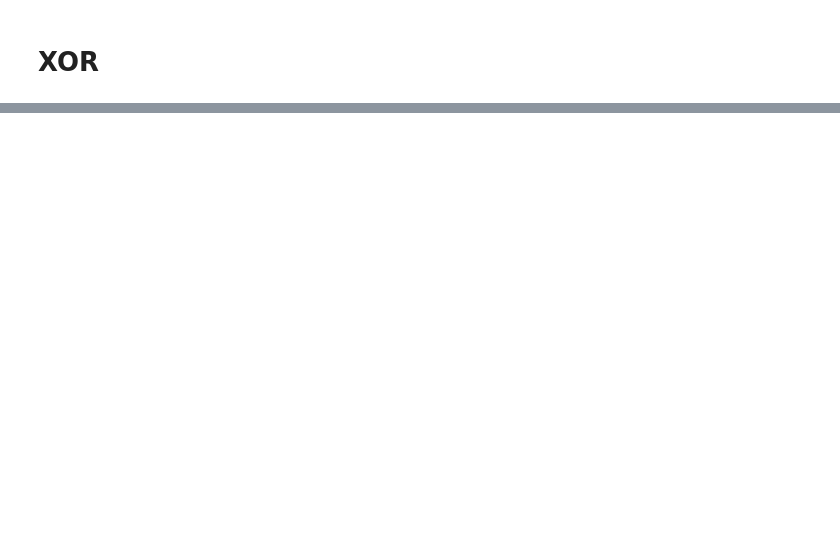
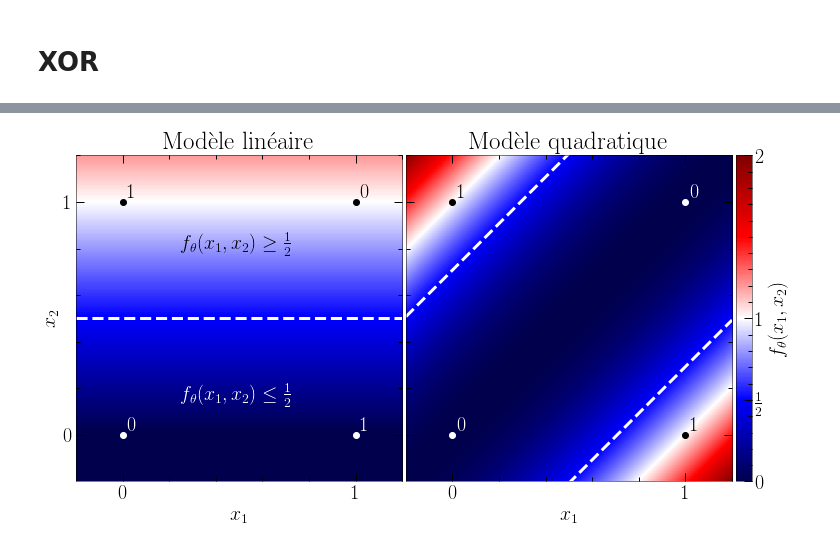
Before and after one commit to AlexandreAdam/master_thesis, a Jupyter notebook: notebooks/intro_ml.ipynb, the cells around one changed output, grey strips where cells are left out. Saved outputs shown, nothing was run; the diff lists cells and outputs as text; code cells hidden in the pictures; blank space fills up the shorter version.

```diff
--- a/notebooks/intro_ml.ipynb
+++ b/notebooks/intro_ml.ipynb
@@ -432,0 +393,63 @@ plt.subplots_adjust(wspace=-0.23, hspace=0)
+# %%
+fig, (ax1, ax2) = plt.subplots(1, 2, figsize=(14, 6), sharey=True)
+cmap = "seismic"
+xmin = -0.2
+xmax = 1.2
+_x = np.linspace(xmin, xmax, 128)
+x, y = np.meshgrid(_x, _x[::-1], indexing='xy')
+r2 = (y - x)**2
+r1 = y
+
+
+
+# plt.annotate()
+ax1.imshow(r1, cmap=cmap,vmin=0, vmax=2, extent=[xmin, xmax, xmin, xmax])
+ax2.imshow(r2, cmap=cmap, vmin=0, vmax=2, extent=[xmin, xmax, xmin, xmax])
+ax2.plot(_x, _x + np.sqrt(0.5), "w--", lw=3)
+ax2.plot(_x, _x - np.sqrt(0.5), "w--", lw=3)
+
+ax1.axhline(0.5, lw=3, ls="--", color="w")
+ax1.annotate(r"$f_\theta(x_1, x_2) \geq \frac{1}{2}$", xy=(0.25, 0.8), fontsize=20, color="k")
+ax1.annotate(r"$f_\theta(x_1, x_2) \leq \frac{1}{2}$", xy=(0.25, 0.15), fontsize=20, color="w")
+
+ax1.annotate("1", xy=(1+0.02, 0+0.02), fontsize=20, fontweight="bold", color="w")
+ax1.annotate("1", xy=(0+0.02, 1+0.02), fontsize=20, fontweight="bold")
+ax1.annotate("0", xy=(0+0.02, 0+0.02), fontsize=20, fontweight="bold", color="w")
+ax1.annotate("0", xy=(1+0.02, 1+0.02), fontsize=20, fontweight="bold")
+ax2.annotate("1", xy=(1+0.02, 0+0.02), fontsize=20, fontweight="bold")
+ax2.annotate("1", xy=(0+0.02, 1+0.02), fontsize=20, fontweight="bold")
+ax2.annotate("0", xy=(0+0.02, 0+0.02), fontsize=20, fontweight="bold", color="w")
+ax2.annotate("0", xy=(1+0.02, 1+0.02), fontsize=20, fontweight="bold", color="w")
+ax1.plot([1, 0], [1, 1], "ko")
+ax1.plot([1, 0], [0, 0], "wo")
+# ax2.plot(x, x, "w--")
+ax2.plot([1, 0], [0, 1], "ko")
+ax2.plot([1, 0], [1, 0], "wo")
+
+ax1.set_ylabel(r"$x_2$", fontsize=20)
+ax1.set_xlabel(r"$x_1$", fontsize=20)
+ax1.set_xticks([0, 1], fontsize=17)
+ax1.set_yticks([0, 1], fontsize=17)
+# ax2.set_ylabel(r"$x_2$", fontsize=20)
+ax2.set_xlabel(r"$x_1$", fontsize=20)
+ax2.set_xticks([0, 1], fontsize=17)
+ax2.set_yticks([0, 1], fontsize=17)
+ax1.set_xlim(xmin, xmax)
+ax1.set_ylim(xmin, xmax)
+ax2.set_xlim(xmin, xmax)
+ax2.set_ylim(xmin, xmax)
+
+ax1.set_title("Modèle linéaire", fontsize=25)
+ax2.set_title("Modèle quadratique", fontsize=25)
+
+# plt.colorbar()
+divider = make_axes_locatable(ax2)
+cax = divider.append_axes('right', size='5%', pad=0.05)
+cbar = fig.colorbar(plt.cm.ScalarMappable(cmap=cmap), cax=cax, orientation='vertical')
+# cbar = fig.colorbar(im, cax=cax, orientation="vertical")
+cbar.ax.set_yticks([0, 0.25, 0.5, 1], labels=["0", r"$\frac{1}{2}$", r"$1$", r"$2$"])
+cbar.ax.set_ylabel(r"$f_\theta(x_1, x_2)$", fontsize=20)
+plt.subplots_adjust(wspace=-0.23, hspace=0)
+plt.savefig("xor.pdf")
+# %% [output]
+[figure, added]
```
Also changed, not shown: parts of 7 cells of this notebook, 14 other files.
